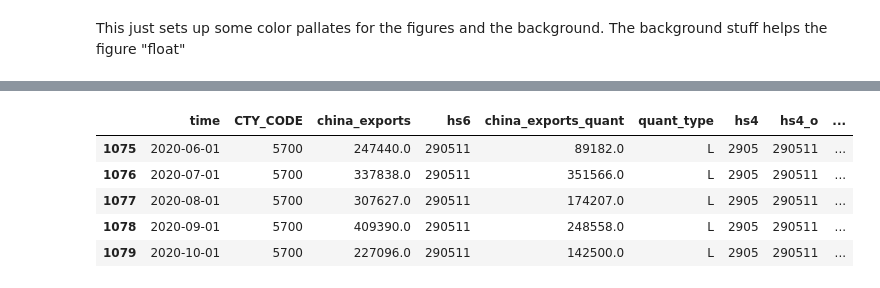
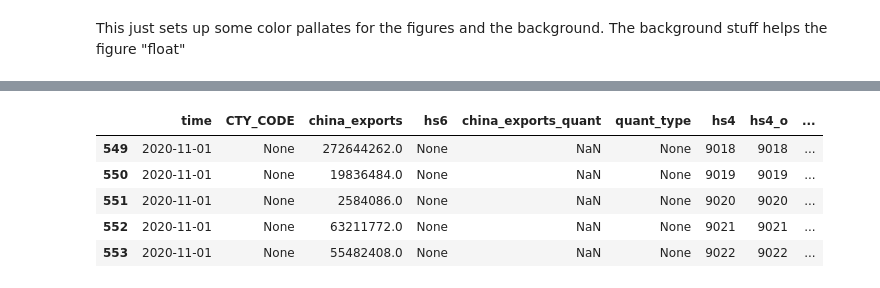
Before and after one commit to mwaugh0328/tradewar-tracker, a Jupyter notebook: phase-one-plots.ipynb, the cells around one changed output, grey strips where cells are left out. Saved outputs shown, nothing was run; the diff lists cells and outputs as text; code cells hidden in the pictures.

Commit message:
november updates

```diff
--- a/phase-one-plots.ipynb
+++ b/phase-one-plots.ipynb
@@ -165,18 +165,18 @@ def make_bar_chart(df, goods_type):
     p.min_width = int(0.25*width)
     return p
 # %%
-file = ".\\data"+ "\\phaseone-tradedata.parquet"
+file = ".\\data"+ "\\phaseone-tradedata-C-november.parquet"
 
 df = pq.read_table(file).to_pandas()
 
 df.tail()
 # %% [output]
 |  | time | CTY_CODE | china_exports | hs6 | china_exports_quant | quant_type | hs4 | hs4_o | ... |
-| 1075 | 2020-06-01 | 5700 | 247440.0 | 290511 | 89182.0 | L | 2905 | 290511 | ... |
-| 1076 | 2020-07-01 | 5700 | 337838.0 | 290511 | 351566.0 | L | 2905 | 290511 | ... |
-| 1077 | 2020-08-01 | 5700 | 307627.0 | 290511 | 174207.0 | L | 2905 | 290511 | ... |
-| 1078 | 2020-09-01 | 5700 | 409390.0 | 290511 | 248558.0 | L | 2905 | 290511 | ... |
-| 1079 | 2020-10-01 | 5700 | 227096.0 | 290511 | 142500.0 | L | 2905 | 290511 | ... |
+| 549 | 2020-11-01 | None | 272644262.0 | None | NaN | None | 9018 | 9018 | ... |
+| 550 | 2020-11-01 | None | 19836484.0 | None | NaN | None | 9019 | 9019 | ... |
+| 551 | 2020-11-01 | None | 2584086.0 | None | NaN | None | 9020 | 9020 | ... |
+| 552 | 2020-11-01 | None | 63211772.0 | None | NaN | None | 9021 | 9021 | ... |
+| 553 | 2020-11-01 | None | 55482408.0 | None | NaN | None | 9022 | 9022 | ... |
 # %%
 def relative_exports(df):
     # what this function does is take a dataframe and create a relative
```
Also changed, not shown: parts of 7 cells of this notebook, 6 other files.
